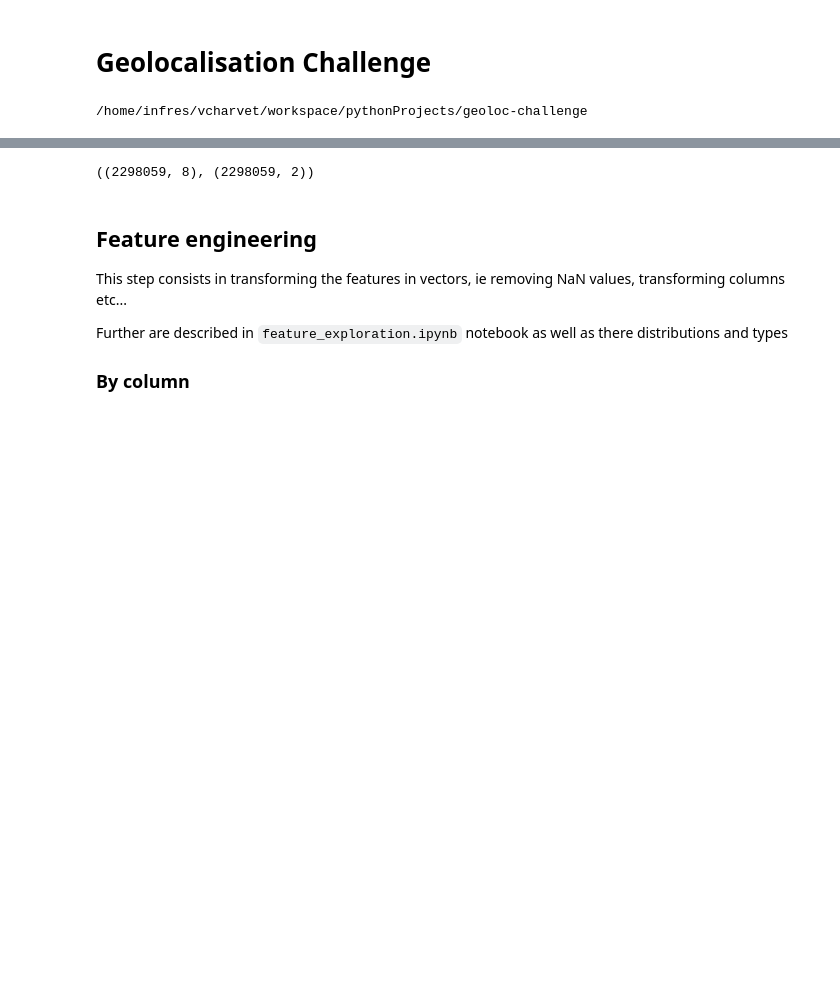
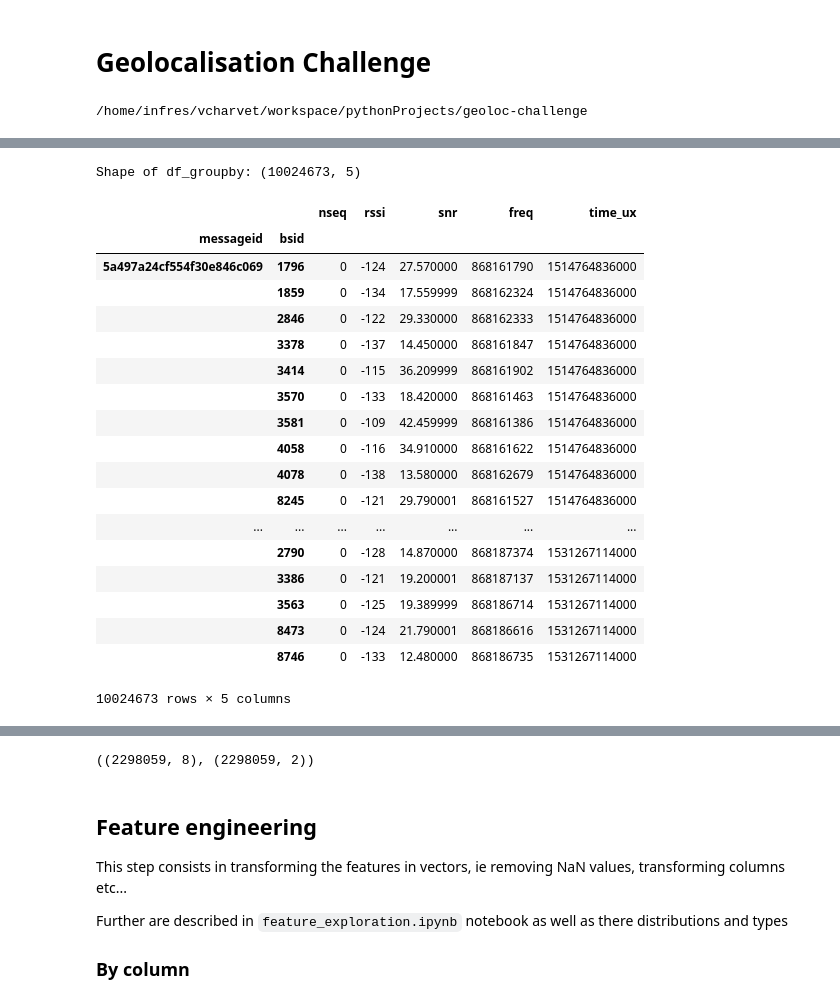
Before and after one commit to vcharvet/geoloc-challenge, a Jupyter notebook: notebooks/feature_engineering.ipynb, the cells around one changed output, grey strips where cells are left out. Drawn from its saved outputs; the diff is of its cells as text; code cells hidden in the pictures; blank space fills up the shorter version.

```diff
--- a/notebooks/feature_engineering.ipynb
+++ b/notebooks/feature_engineering.ipynb
@@ -27,0 +22,5 @@ FileNotFoundError: File b'data/train_data_featurized_v0.csv' does not exist
+# %%
+train_path = 'data/Train/train_dataset.csv'
+train_data = pd.read_csv(train_path, sep=',')
+
+train_data.head()
@@ -27,0 +35,31 @@ FileNotFoundError: File b'data/train_data_featurized_v0.csv' does not exist
+# %%
+clt_cols = ['dtid', 'time_ux_client', 'motion', 'speed', 'data_type', 'radius', 'seqnumber']
+
+bs_cols = ['nseq', 'rssi', 'snr', 'freq', 'time_ux']
+
+builder = Builder('messageid', 'bsid', clt_cols, bs_cols, 500)
+
+builder.client_features(train_data)
+
+builder.gb_bs_features(train_data)
+# %% [output]
+Shape of df_groupby: (10024673, 5)
+|  |  | nseq | rssi | snr | freq | time_ux |
+| messageid | bsid |  |  |  |  |  |
+| 5a497a24cf554f30e846c069 | 1796 | 0 | -124 | 27.570000 | 868161790 | 1514764836000 |
+|  | 1859 | 0 | -134 | 17.559999 | 868162324 | 1514764836000 |
+|  | 2846 | 0 | -122 | 29.330000 | 868162333 | 1514764836000 |
+|  | 3378 | 0 | -137 | 14.450000 | 868161847 | 1514764836000 |
+|  | 3414 | 0 | -115 | 36.209999 | 868161902 | 1514764836000 |
+|  | 3570 | 0 | -133 | 18.420000 | 868161463 | 1514764836000 |
+|  | 3581 | 0 | -109 | 42.459999 | 868161386 | 1514764836000 |
+|  | 4058 | 0 | -116 | 34.910000 | 868161622 | 1514764836000 |
+|  | 4078 | 0 | -138 | 13.580000 | 868162679 | 1514764836000 |
+|  | 8245 | 0 | -121 | 29.790001 | 868161527 | 1514764836000 |
+| ... | ... | ... | ... | ... | ... | ... |
+|  | 2790 | 0 | -128 | 14.870000 | 868187374 | 1531267114000 |
+|  | 3386 | 0 | -121 | 19.200001 | 868187137 | 1531267114000 |
+|  | 3563 | 0 | -125 | 19.389999 | 868186714 | 1531267114000 |
+|  | 8473 | 0 | -124 | 21.790001 | 868186616 | 1531267114000 |
+|  | 8746 | 0 | -133 | 12.480000 | 868186735 | 1531267114000 |
+10024673 rows × 5 columns
```
Also changed, not shown: parts of 28 cells of this notebook.
